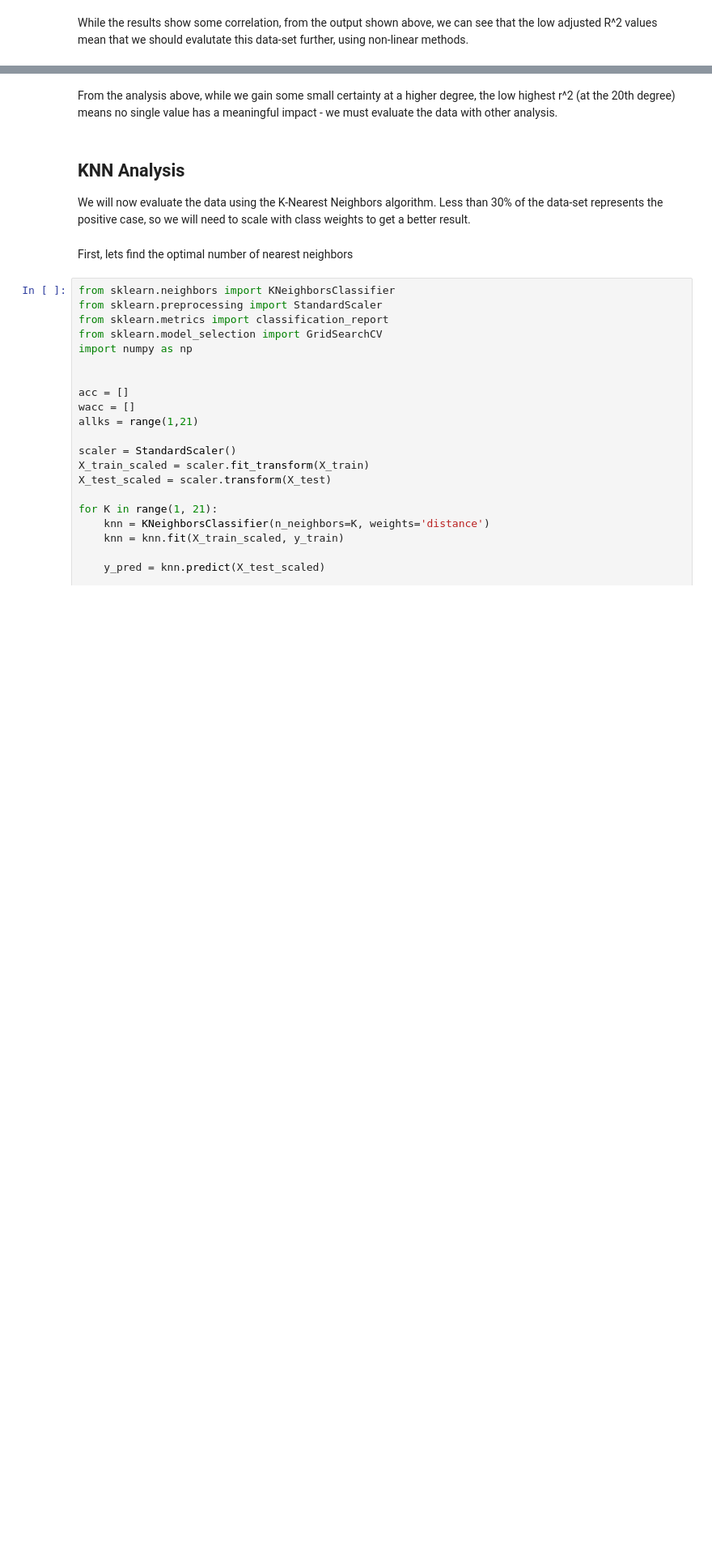
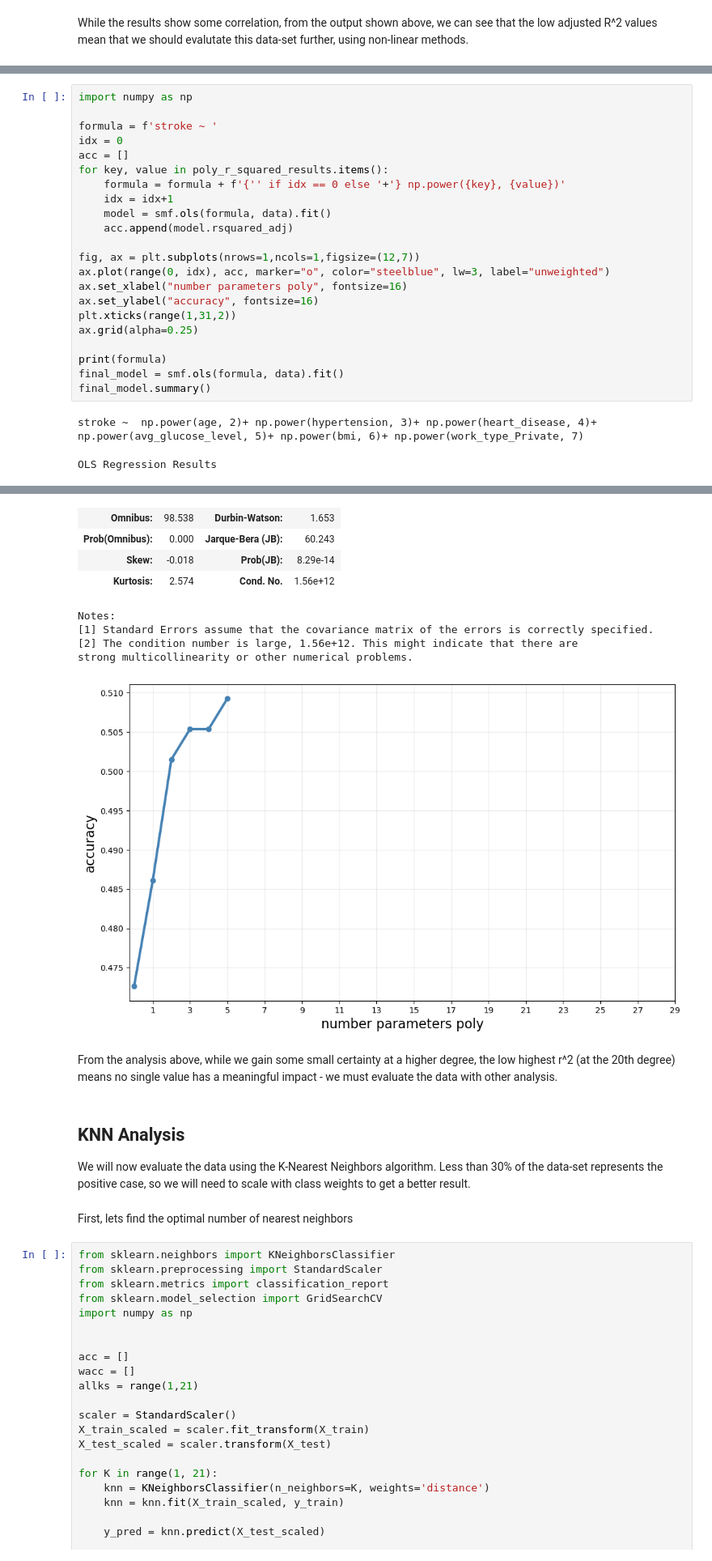
Before and after one commit to ReeseSThomp/School-MLSupervised-Final, a Jupyter notebook: SupervisedML_FinalProject.ipynb, the cells around one changed output, grey strips where cells are left out. Shown: that part at 81% size. Drawn from its saved outputs; the diff is of its cells as text; blank space fills up the shorter version.

```diff
--- a/SupervisedML_FinalProject.ipynb
+++ b/SupervisedML_FinalProject.ipynb
@@ -241,0 +264,25 @@ print(poly_results_df[:3].to_string())
+# %%
+import numpy as np
+
+formula = f'stroke ~ '
+idx = 0
+acc = []
+for key, value in poly_r_squared_results.items():
+    formula = formula + f'{'' if idx == 0 else '+'} np.power({key}, {value})'
+    idx = idx+1
+    model = smf.ols(formula, data).fit()
+    acc.append(model.rsquared_adj)
+
+fig, ax = plt.subplots(nrows=1,ncols=1,figsize=(12,7))
+ax.plot(range(0, idx), acc, marker="o", color="steelblue", lw=3, label="unweighted")
+ax.set_xlabel("number parameters poly", fontsize=16)
+ax.set_ylabel("accuracy", fontsize=16)
+plt.xticks(range(1,31,2))
+ax.grid(alpha=0.25)
+
+print(formula)
+final_model = smf.ols(formula, data).fit()
+final_model.summary()
+# %% [output]
+stroke ~  np.power(age, 2)+ np.power(hypertension, 3)+ np.power(heart_disease, 4)+ np.power(avg_glucose_level, 5)+ np.power(bmi, 6)+ np.power(work_type_Private, 7)
+OLS Regression Results
@@ -242,3 +306,12 @@ print(poly_results_df[:3].to_string())
+| Omnibus: | 98.538 | Durbin-Watson: | 1.653 |
+| Prob(Omnibus): | 0.000 | Jarque-Bera (JB): | 60.243 |
+| Skew: | -0.018 | Prob(JB): | 8.29e-14 |
+| Kurtosis: | 2.574 | Cond. No. | 1.56e+12 |
+Notes:
+[1] Standard Errors assume that the covariance matrix of the errors is correctly specified.
+[2] The condition number is large, 1.56e+12. This might indicate that there are
+strong multicollinearity or other numerical problems.
+[figure, added]
 # %% [markdown]
 From the analysis above, while we gain some small certainty at a higher degree, the low highest r^2 (at the 20th degree) means no single value has a meaningful impact - we must evaluate the data with other analysis.
 # %% [markdown]
```
Also changed, not shown: parts of 23 cells of this notebook.
